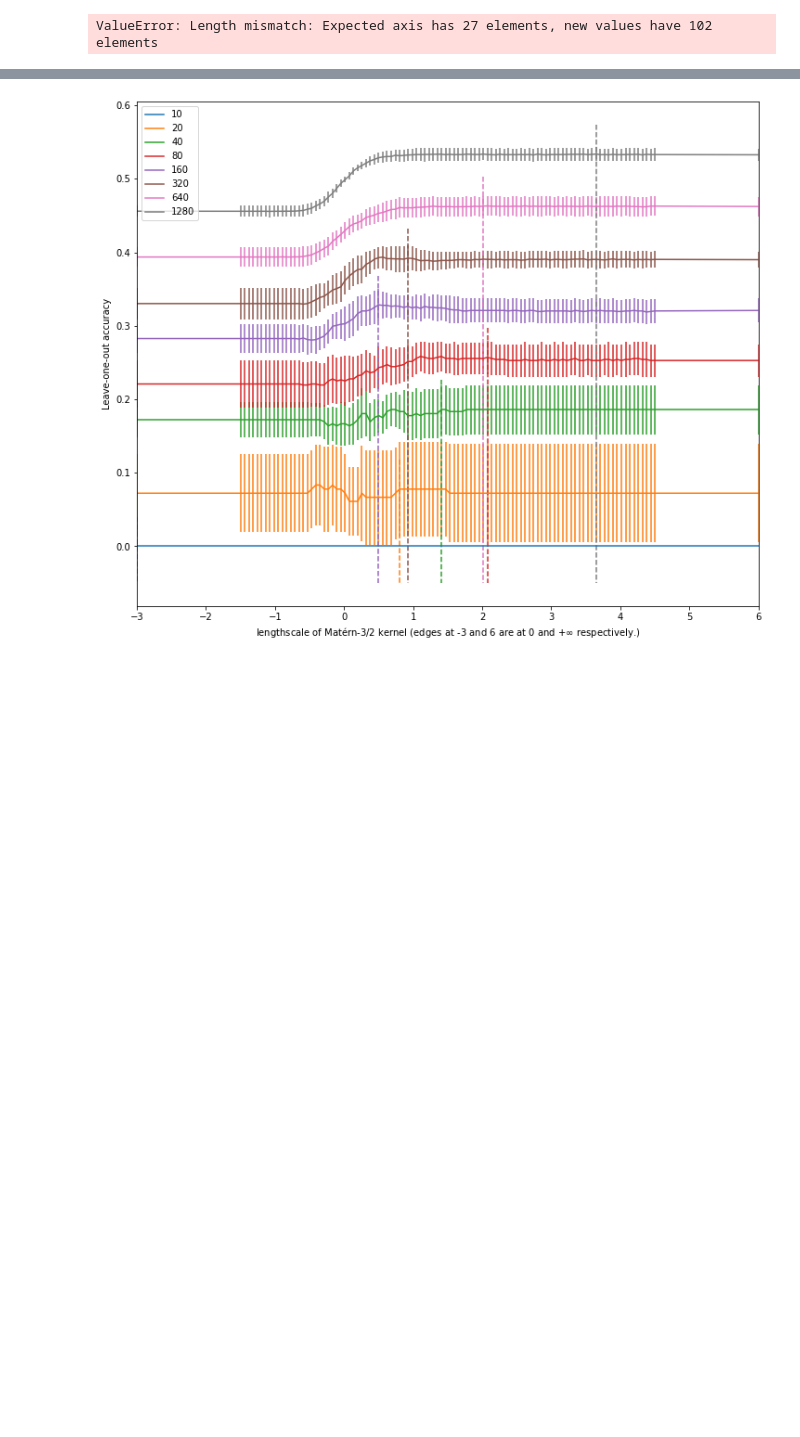
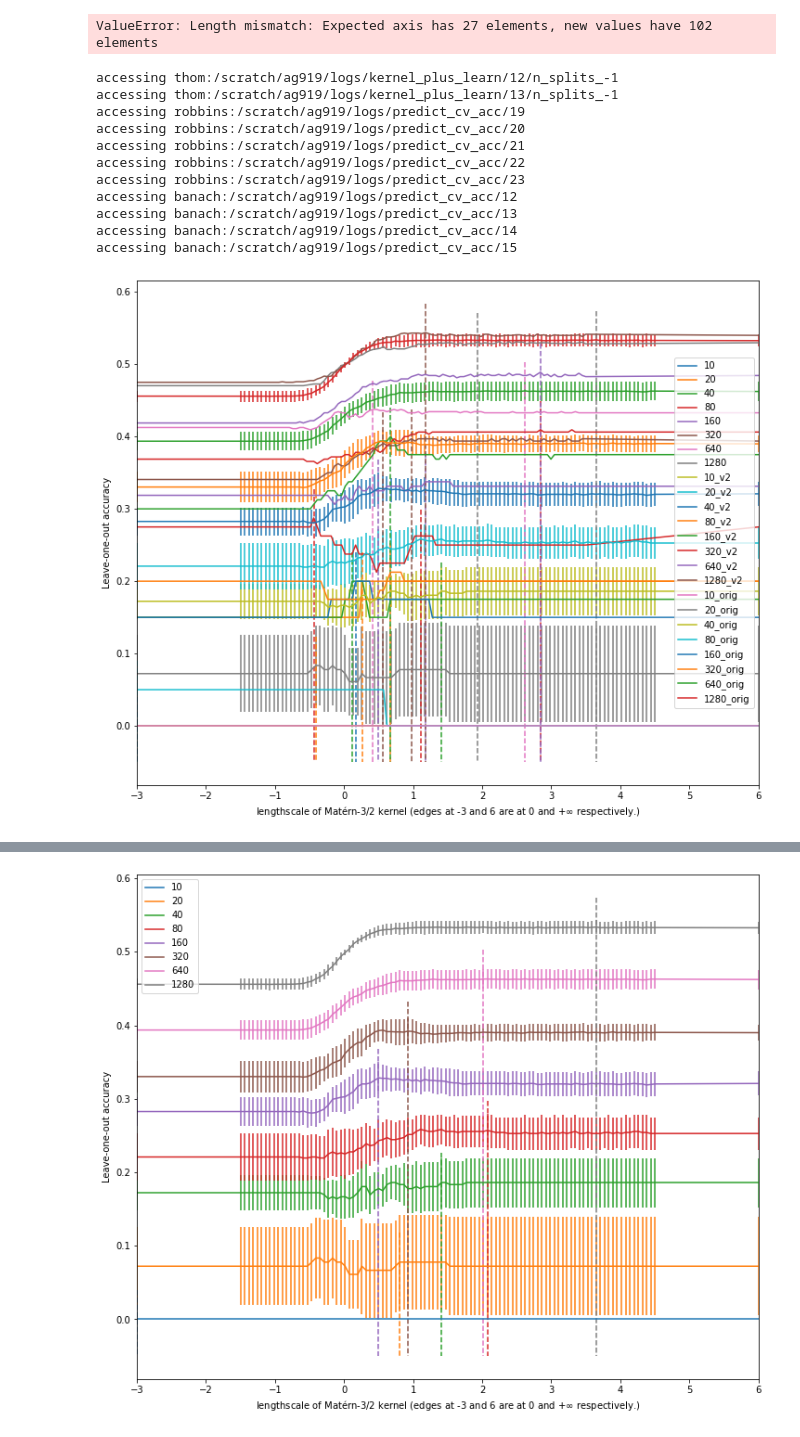
Before and after one commit to rhaps0dy/cnn-limits, a Jupyter notebook: notebooks/Low data plots.ipynb, the cells around one changed output, grey strips where cells are left out. Saved outputs shown, nothing was run; the diff lists cells and outputs as text; code cells hidden in the pictures; blank space fills up the shorter version.

```diff
--- a/notebooks/Low data plots.ipynb
+++ b/notebooks/Low data plots.ipynb
@@ -441,3 +453,50 @@ error_sweep.index = idx
 plot_sweep_df(mean_sweep, error_sweep)
 # %% [output]
 ValueError: Length mismatch: Expected axis has 27 elements, new values have 102 elements
+# %%
+
+_mean_sweep, _var_sweep, _N_sweep = build_sweep(["thom:/scratch/ag919/logs/kernel_plus_learn/12/n_splits_-1"])
+mean_sweep, error_sweep = plottable_sweep(_mean_sweep, _var_sweep, _N_sweep)
+
+idx = [-3, *np.linspace(-1.5, 3.5, 100), 6.]
+mean_sweep.index = idx
+error_sweep.index = idx
+
+
+_mean_sweep, _var_sweep, _N_sweep = build_sweep(["thom:/scratch/ag919/logs/kernel_plus_learn/13/n_splits_-1"])
+mean_sweep2, error_sweep2 = plottable_sweep(_mean_sweep, _var_sweep, _N_sweep)
+
+idx = [-3, *np.linspace(-1.5, 3.5, 100), 6.]
+mean_sweep2.index = idx
+error_sweep2.index = idx
+mean_sweep2.columns = [f"{col}_v2" for col in mean_sweep2.columns]
+error_sweep2.columns = [f"{col}_v2" for col in error_sweep2.columns]
+
+_mean_sweep, _var_sweep, _N_sweep = build_sweep(sweep_paths)
+mean_sweep3, error_sweep3 = plottable_sweep(_mean_sweep, _var_sweep, _N_sweep)
+
+idx = [-3, *np.linspace(-1.5, 4.5, 100), 6.]
+mean_sweep3.index = idx
+error_sweep3.index = idx
+mean_sweep3.columns = [f"{col}_orig" for col in mean_sweep3.columns]
+error_sweep3.columns = [f"{col}_orig" for col in error_sweep3.columns]
+
+mean_sweep = pd.concat((mean_sweep, mean_sweep2), axis=1)
+error_sweep = pd.concat((error_sweep, error_sweep2), axis=1)
+
+_, ax = plt.subplots(1, 1, figsize=(12, 10))
+plot_sweep_df(mean_sweep, error_sweep, ax=ax)
+plot_sweep_df(mean_sweep3, error_sweep3, ax=ax)
+# %% [output]
+accessing thom:/scratch/ag919/logs/kernel_plus_learn/12/n_splits_-1
+accessing thom:/scratch/ag919/logs/kernel_plus_learn/13/n_splits_-1
+accessing robbins:/scratch/ag919/logs/predict_cv_acc/19
+accessing robbins:/scratch/ag919/logs/predict_cv_acc/20
+accessing robbins:/scratch/ag919/logs/predict_cv_acc/21
+accessing robbins:/scratch/ag919/logs/predict_cv_acc/22
+accessing robbins:/scratch/ag919/logs/predict_cv_acc/23
+accessing banach:/scratch/ag919/logs/predict_cv_acc/12
+accessing banach:/scratch/ag919/logs/predict_cv_acc/13
+accessing banach:/scratch/ag919/logs/predict_cv_acc/14
+accessing banach:/scratch/ag919/logs/predict_cv_acc/15
+[figure, added]
```
Also changed, not shown: parts of 8 cells of this notebook, 8 other files.
